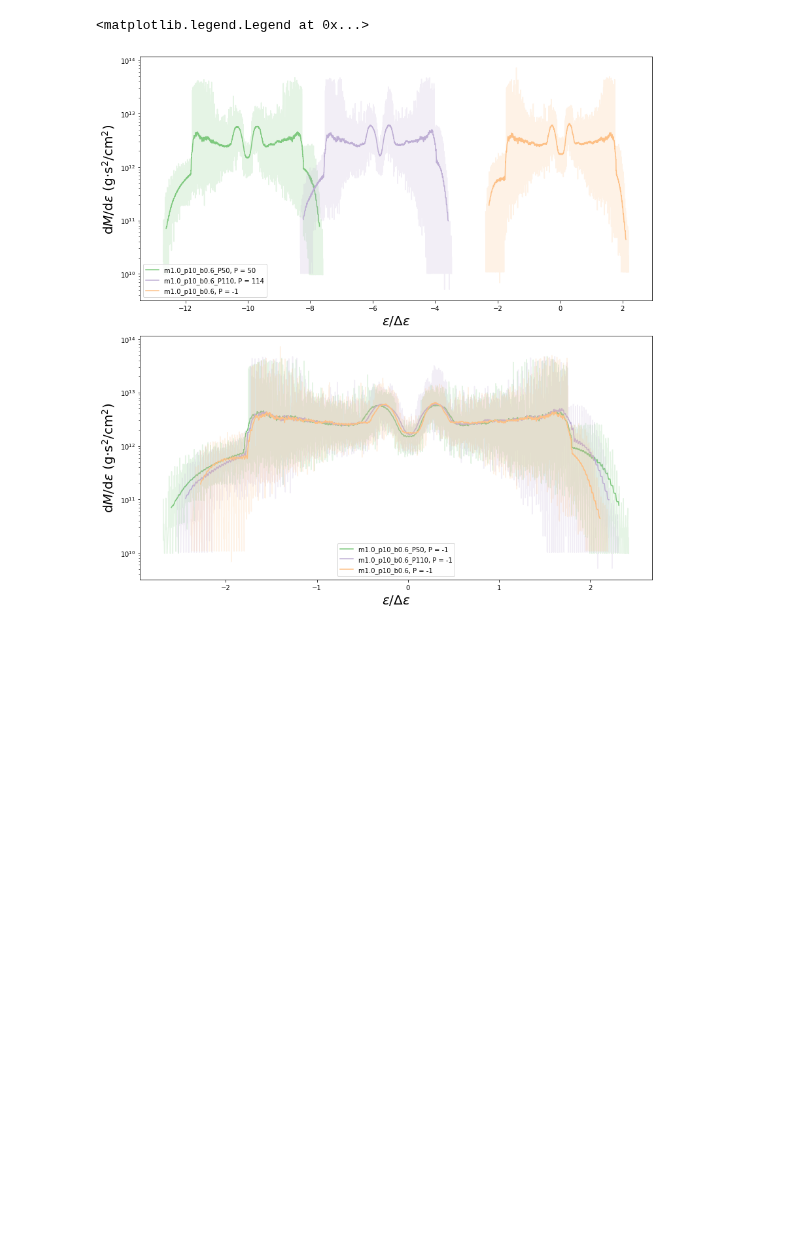
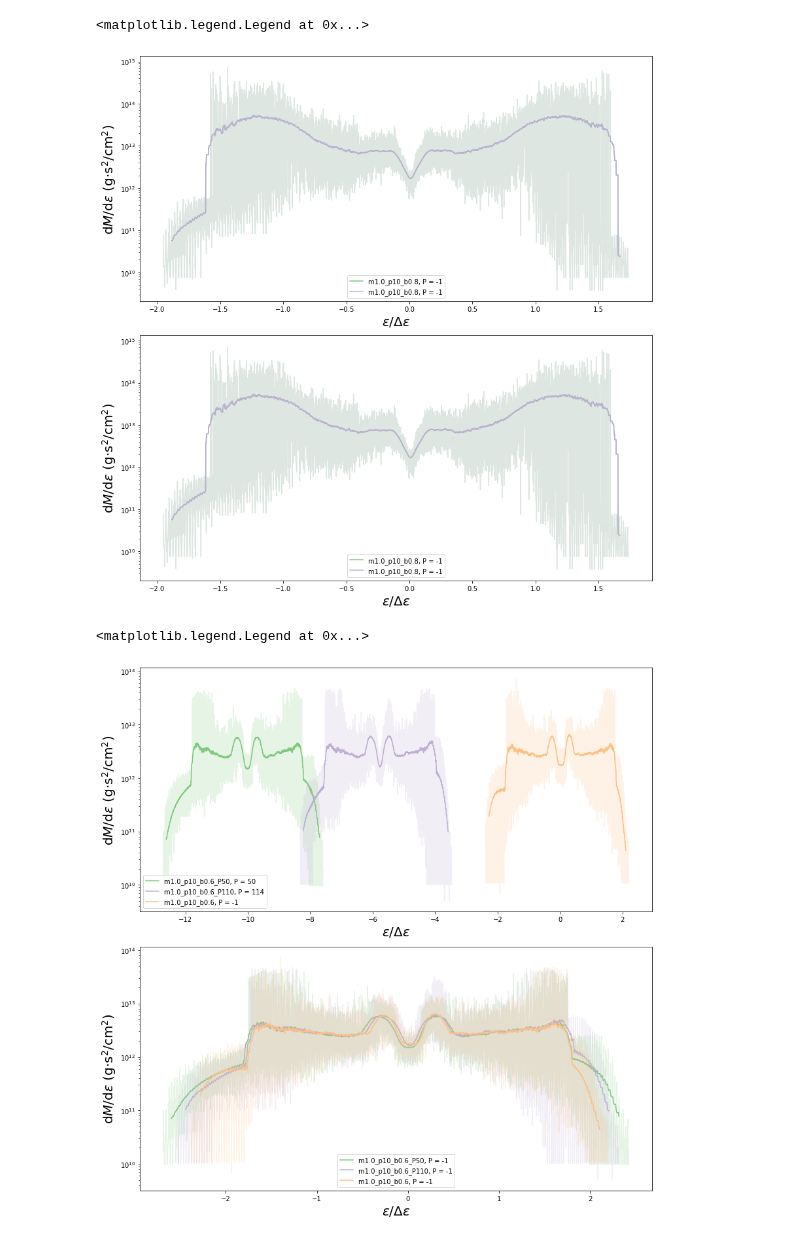
Before and after one commit to slowdivePTG/ASASSN-14ko, a Jupyter notebook: YT_Visualization/dmdt.ipynb, the cells around one changed output. Saved outputs shown, nothing was run; the diff lists cells and outputs as text; code cells hidden in the pictures; blank space fills up the shorter version.

```diff
--- a/YT_Visualization/dmdt.ipynb
+++ b/YT_Visualization/dmdt.ipynb
@@ -30,6 +30,25 @@ download_npz('m1.0_p10_b0.6')
 download_npz('m1.0_p10_b1.0')
 download_npz('m1.0_p10_b1.0_P110')
 download_npz('m1.0_p10_b1.0_P50')
+# %%
+b0_8_chk_0080_2000 = dmdt(DIR='m1.0_p10_b0.8', bin=2000, chk='0080', Period=-1)
+b0_8_chk_0080 = dmdt(DIR='m1.0_p10_b0.8', chk='0080', Period=-1)
+# %%
+f, ax = plt.subplots(2, 1, figsize=(12, 12))
+col = ['#7fc97f', '#beaed4', '#fdc086']
+
+b0_8_chk_0080.dm_de_e(ax=ax[0], color=col[0], Bin=200, beta=0.8)
+b0_8_chk_0080_2000.dm_de_e(ax=ax[0], color=col[1], Bin=200, beta=0.8)
+
+b0_8_chk_0080.dm_de_e(ax=ax[1], color=col[0], Bin=200, beta=0.8)
+b0_8_chk_0080_2000.dm_de_e(ax=ax[1], color=col[1], Bin=200, beta=0.8)
+
+f.tight_layout()
+ax[0].legend()
+ax[1].legend()
+# %% [output]
+<matplotlib.legend.Legend at 0x...>
+[figure, added]
 # %%
 P110_b0_6_chk_0100_114 = dmdt(DIR='m1.0_p10_b0.6_P110', chk='0100', Period=114)
 P110_b0_6_chk_0100 = dmdt(DIR='m1.0_p10_b0.6_P110', chk='0100', Period=-1)
```
Also changed, not shown: 1 other file.
